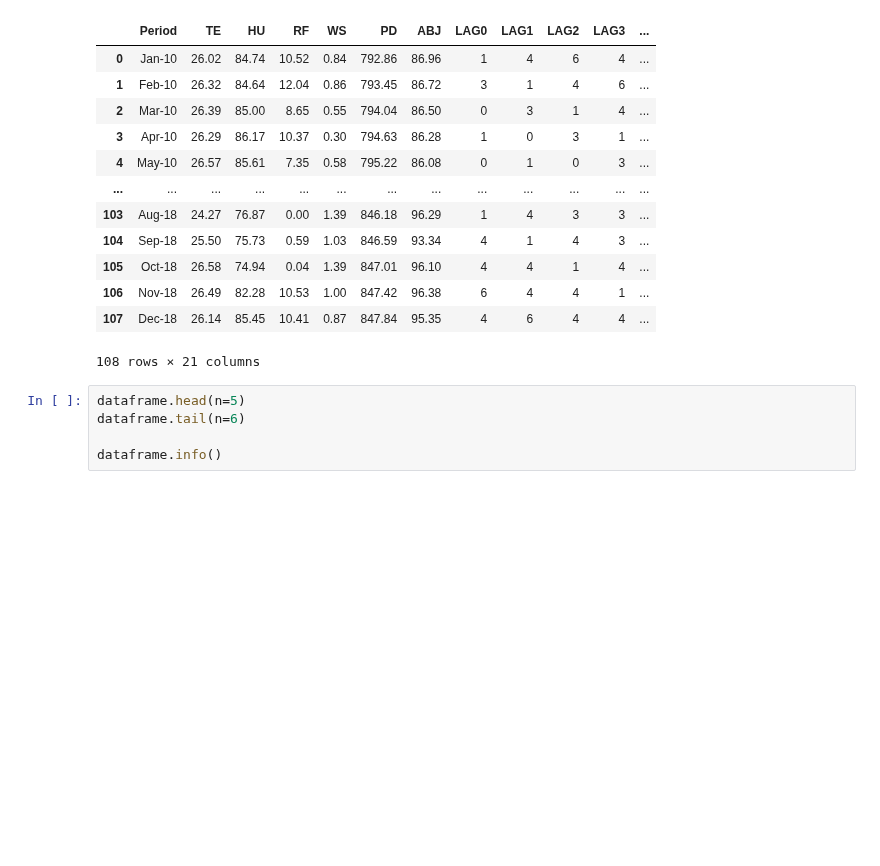
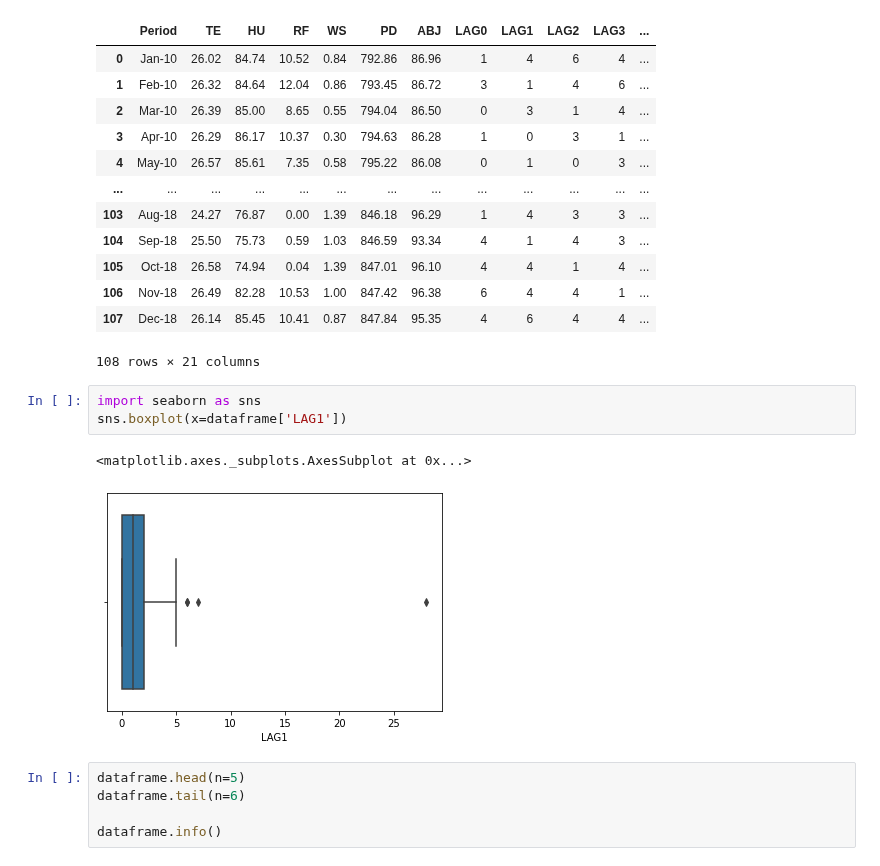
Before and after one commit to martinpdab/tugasscdl, a Jupyter notebook: EDA_Dataset.ipynb, the cells around one changed output. Drawn from its saved outputs; the diff is of its cells as text; blank space fills up the shorter version.

```diff
--- a/EDA_Dataset.ipynb
+++ b/EDA_Dataset.ipynb
@@ -30,6 +30,12 @@ dataframe
 | 106 | Nov-18 | 26.49 | 82.28 | 10.53 | 1.00 | 847.42 | 96.38 | 6 | 4 | 4 | 1 | ... |
 | 107 | Dec-18 | 26.14 | 85.45 | 10.41 | 0.87 | 847.84 | 95.35 | 4 | 6 | 4 | 4 | ... |
 108 rows × 21 columns
+# %%
+import seaborn as sns
+sns.boxplot(x=dataframe['LAG1'])
+# %% [output]
+<matplotlib.axes._subplots.AxesSubplot at 0x...>
+[figure, added]
 # %%
 dataframe.head(n=5)
 dataframe.tail(n=6)
```
Also changed, not shown: parts of 2 cells of this notebook.
